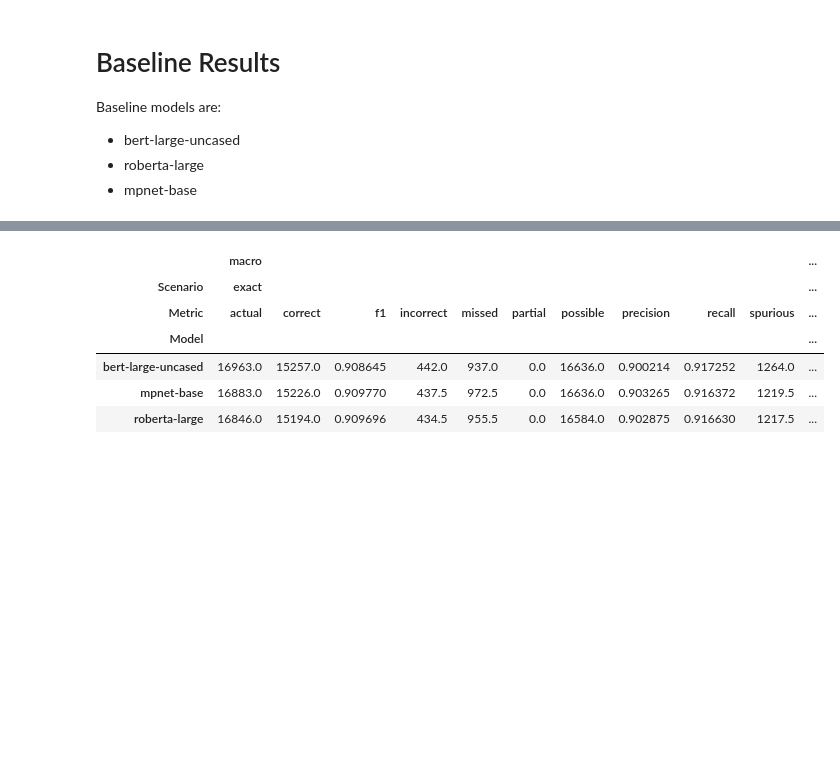
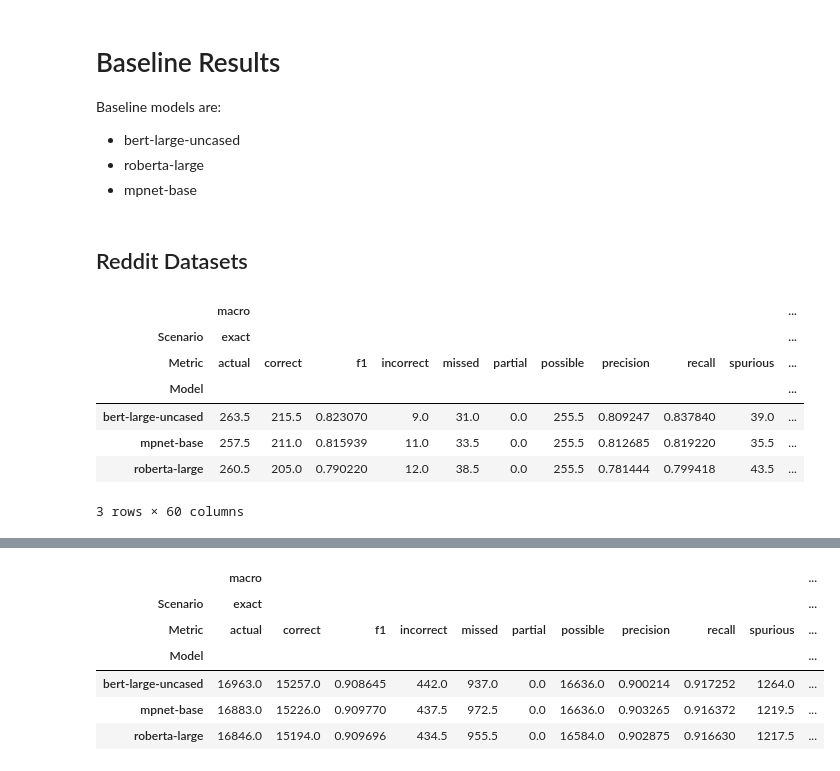
Before and after one commit to progsi/YTUnCoverLLM, a Jupyter notebook: notebooks/baseline_results.ipynb, the cells around one changed output, grey strips where cells are left out. Saved outputs shown, nothing was run; the diff lists cells and outputs as text; code cells hidden in the pictures; blank space fills up the shorter version.

Commit message:
reddit prompts

```diff
--- a/notebooks/baseline_results.ipynb
+++ b/notebooks/baseline_results.ipynb
@@ -9,7 +9,24 @@ import pandas as pd
 import sys
 sys.path.append("..")
 from baseline.parse_output import get_results_overall_table, get_results_table, parse_preds_baseline
-from src.Utils import parse_preds
+from src.Utils import parse_preds, read_IOB_file, transform_to_dict
 
 MODELS = ["bert-large-uncased", "roberta-large", "mpnet-base"]
-BASE_PATH = "../baseline/music-ner-eacl2023/output/shs100k2/complete"
+BASE_PATH_SHS = "../baseline/music-ner-eacl2023/output/shs100k2/complete"
+BASE_PATH_REDDIT4 = "../baseline/music-ner-eacl2023/output/dataset4"
+BASE_PATH_REDDIT3 = "../baseline/music-ner-eacl2023/output/dataset3"
+BASE_PATH_REDDIT2 = "../baseline/music-ner-eacl2023/output/dataset2"
+BASE_PATH_REDDIT1 = "../baseline/music-ner-eacl2023/output/dataset1"
+# %% [markdown]
+## Reddit Datasets
+# %%
+get_results_overall_table(MODELS, BASE_PATH_REDDIT1)
+# %% [output]
+|  | macro |  |  |  |  |  |  |  |  |  | ... |
+| Scenario | exact |  |  |  |  |  |  |  |  |  | ... |
+| Metric | actual | correct | f1 | incorrect | missed | partial | possible | precision | recall | spurious | ... |
+| Model |  |  |  |  |  |  |  |  |  |  | ... |
+| bert-large-uncased | 263.5 | 215.5 | 0.823070 | 9.0 | 31.0 | 0.0 | 255.5 | 0.809247 | 0.837840 | 39.0 | ... |
+| mpnet-base | 257.5 | 211.0 | 0.815939 | 11.0 | 33.5 | 0.0 | 255.5 | 0.812685 | 0.819220 | 35.5 | ... |
+| roberta-large | 260.5 | 205.0 | 0.790220 | 12.0 | 38.5 | 0.0 | 255.5 | 0.781444 | 0.799418 | 43.5 | ... |
+3 rows × 60 columns
```
Also changed, not shown: parts of 17 cells of this notebook, 4 other files.
